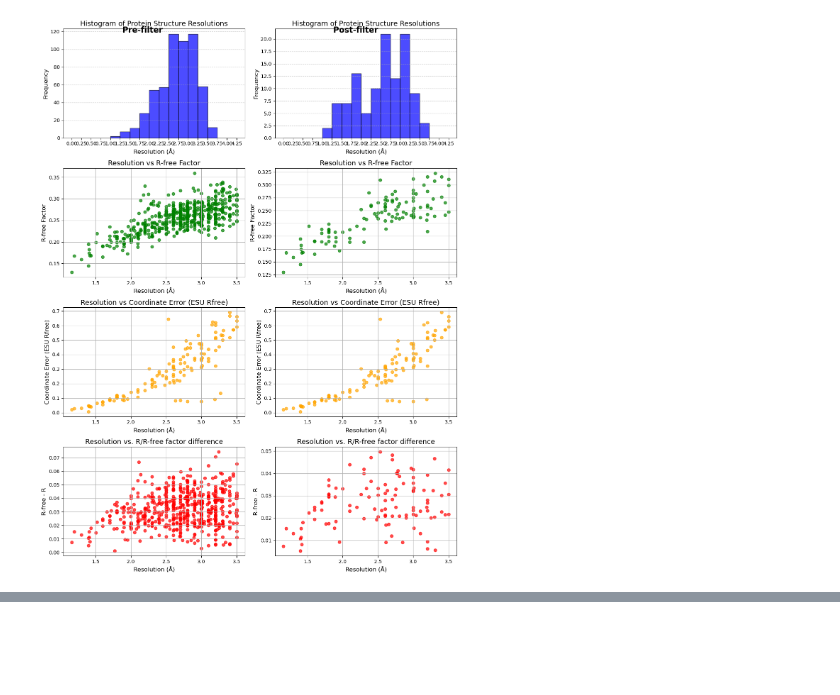
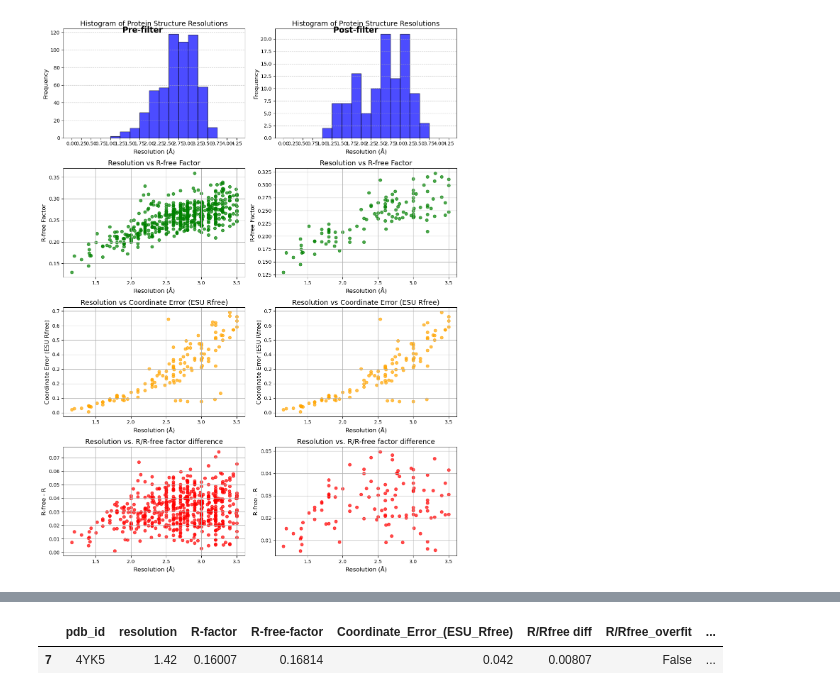
Before and after one commit to wesselporschen/proteinscreening, a Jupyter notebook: PDB_screening.ipynb, the cells around one changed output, grey strips where cells are left out. Saved outputs shown, nothing was run; the diff lists cells and outputs as text; code cells hidden in the pictures; blank space fills up the shorter version.

```diff
--- a/PDB_screening.ipynb
+++ b/PDB_screening.ipynb
@@ -470,0 +522,6 @@ There should be enough bioactivity data available for a congeneric series of lig
+# %%
+# structures.to_csv('structures.csv', index=False)
+# structuresfiltered.to_csv('structures_filtered.csv', index=False)
+
+structures = pd.read_csv('structures.csv')
+structuresfiltered = pd.read_csv('structures_filtered.csv')
@@ -470,0 +600,5 @@ There should be enough bioactivity data available for a congeneric series of lig
+# %%
+structuresfiltered[structuresfiltered['pdb_id'] == '4YK5']
+# %% [output]
+|  | pdb_id | resolution | R-factor | R-free-factor | Coordinate_Error_(ESU_Rfree) | R/Rfree diff | R/Rfree_overfit | ... |
+| 7 | 4YK5 | 1.42 | 0.16007 | 0.16814 | 0.042 | 0.00807 | False | ... |
```
Also changed, not shown: parts of 26 cells of this notebook, 5 other files.
